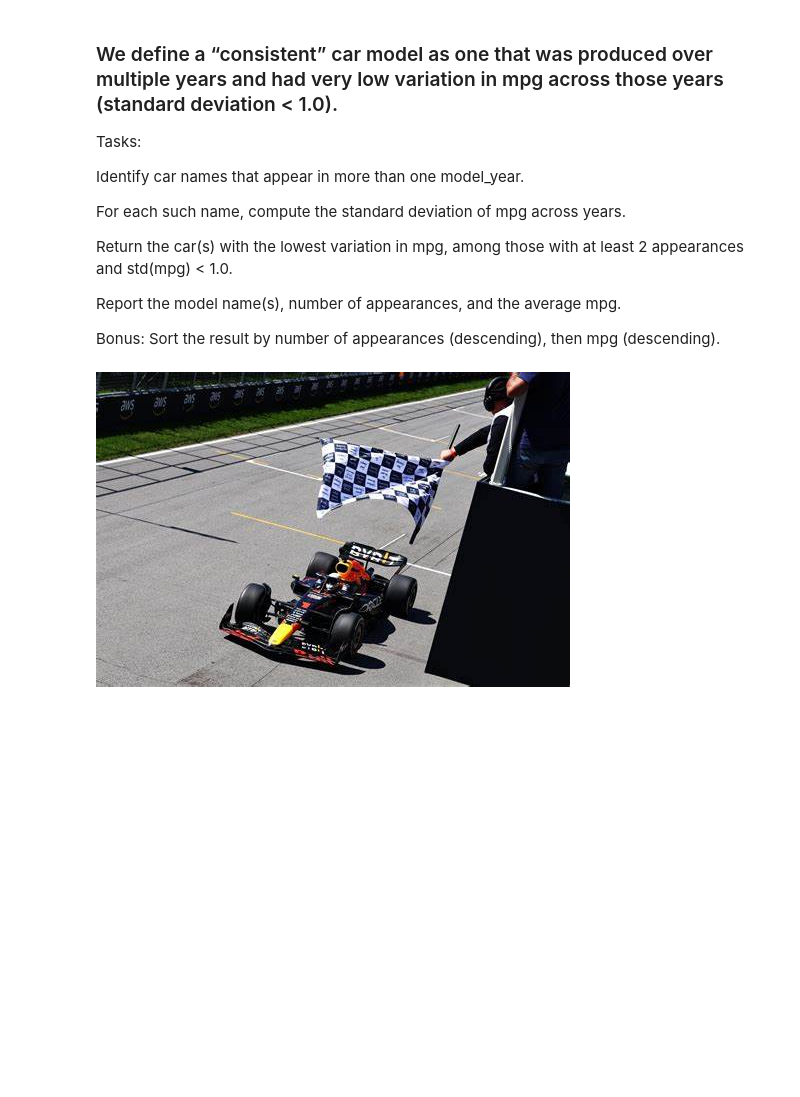
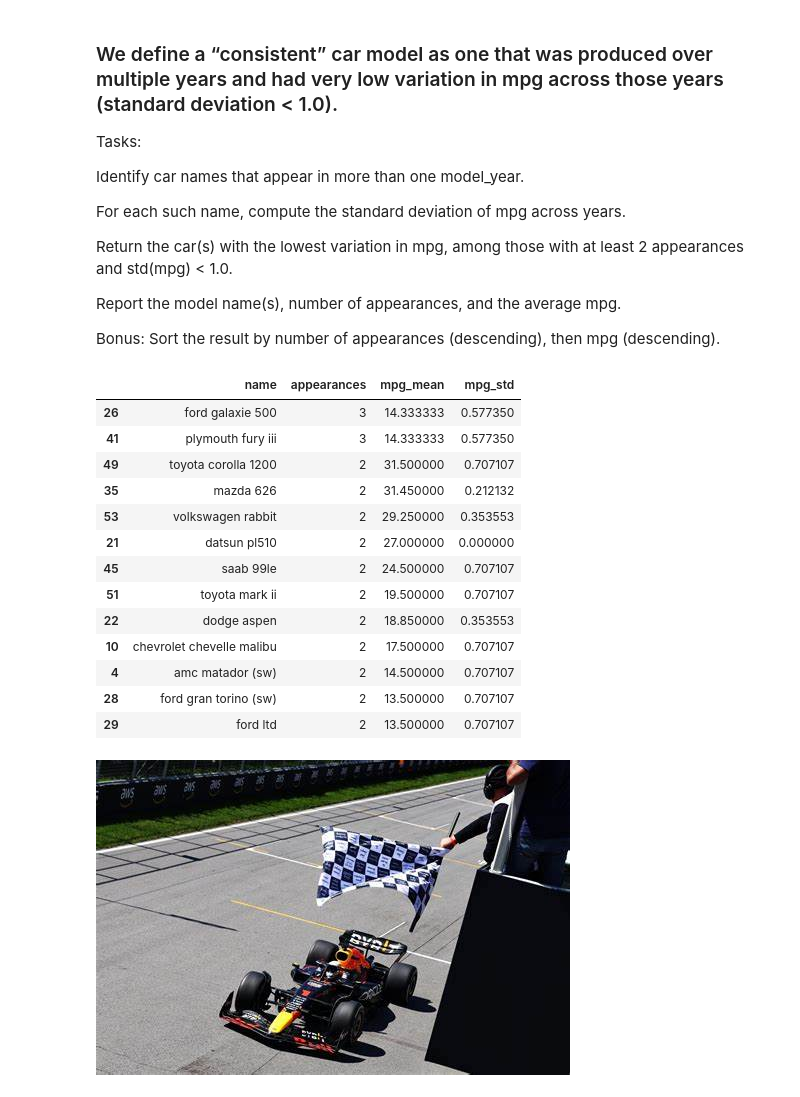
Before and after one commit to Saks85/Summer-Analytics-2025, a Jupyter notebook: SA2025_W1.ipynb, the cells around one changed output. Cells and saved outputs as stored; diff of their text form; code cells hidden in the pictures; blank space fills up the shorter version.

```diff
--- a/SA2025_W1.ipynb
+++ b/SA2025_W1.ipynb
@@ -50,5 +52,4 @@ print(columns_list)
 # %% [markdown]
 ### 6) Set the 'name' column as the index of dataframe
 # %%
-newfl=file.index=file["name"]
-newfl
+file.index=file["name"]
@@ -288,33 +258,40 @@ Report the model name(s), number of appearances, and the average mpg.
 Bonus:
 Sort the result by number of appearances (descending), then mpg (descending).
 # %%
-# Step 1: Find car names appearing in more than one model_year
 car_counts = file.groupby('name')['model_year'].nunique()
 multi_year_cars = car_counts[car_counts > 1].index
 
-# Step 2: Filter dataframe to only those cars
 multi_year_data = file[file['name'].isin(multi_year_cars)]
 
-# Step 3: Compute std dev and mean of mpg, and count appearances for each car
 stats = multi_year_data.groupby('name').agg(
     mpg_std = ('mpg', 'std'),
     mpg_mean = ('mpg', 'mean'),
     appearances = ('model_year', 'count')
 ).reset_index()
 
-# Step 4: Filter for std < 1.0 and appearances >= 2
 consistent_cars = stats[(stats['mpg_std'] < 1.0) & (stats['appearances'] >= 2)]
 
-# Step 5: Find car(s) with lowest mpg variation (lowest std)
 min_std = consistent_cars['mpg_std'].min()
 lowest_variation_cars = consistent_cars[consistent_cars['mpg_std'] == min_std]
 
-# Step 6: Bonus - Sort by appearances (desc), then mpg_mean (desc)
 result = consistent_cars.sort_values(by=['appearances', 'mpg_mean'], ascending=[False, False])
 
-# Display final results
-print("Cars with low mpg variation and multiple production years:")
-print(result[['name', 'appearances', 'mpg_mean', 'mpg_std']])
+result[['name', 'appearances', 'mpg_mean', 'mpg_std']]
+# %% [output]
+|  | name | appearances | mpg_mean | mpg_std |
+| 26 | ford galaxie 500 | 3 | 14.333333 | 0.577350 |
+| 41 | plymouth fury iii | 3 | 14.333333 | 0.577350 |
+| 49 | toyota corolla 1200 | 2 | 31.500000 | 0.707107 |
+| 35 | mazda 626 | 2 | 31.450000 | 0.212132 |
+| 53 | volkswagen rabbit | 2 | 29.250000 | 0.353553 |
+| 21 | datsun pl510 | 2 | 27.000000 | 0.000000 |
+| 45 | saab 99le | 2 | 24.500000 | 0.707107 |
+| 51 | toyota mark ii | 2 | 19.500000 | 0.707107 |
+| 22 | dodge aspen | 2 | 18.850000 | 0.353553 |
+| 10 | chevrolet chevelle malibu | 2 | 17.500000 | 0.707107 |
+| 4 | amc matador (sw) | 2 | 14.500000 | 0.707107 |
+| 28 | ford gran torino (sw) | 2 | 13.500000 | 0.707107 |
+| 29 | ford ltd | 2 | 13.500000 | 0.707107 |
 # %% [markdown]
 ![OIP.jpg](embedded-picture-1)
 # %% [markdown]
```
Also changed, not shown: parts of 9 cells of this notebook.
